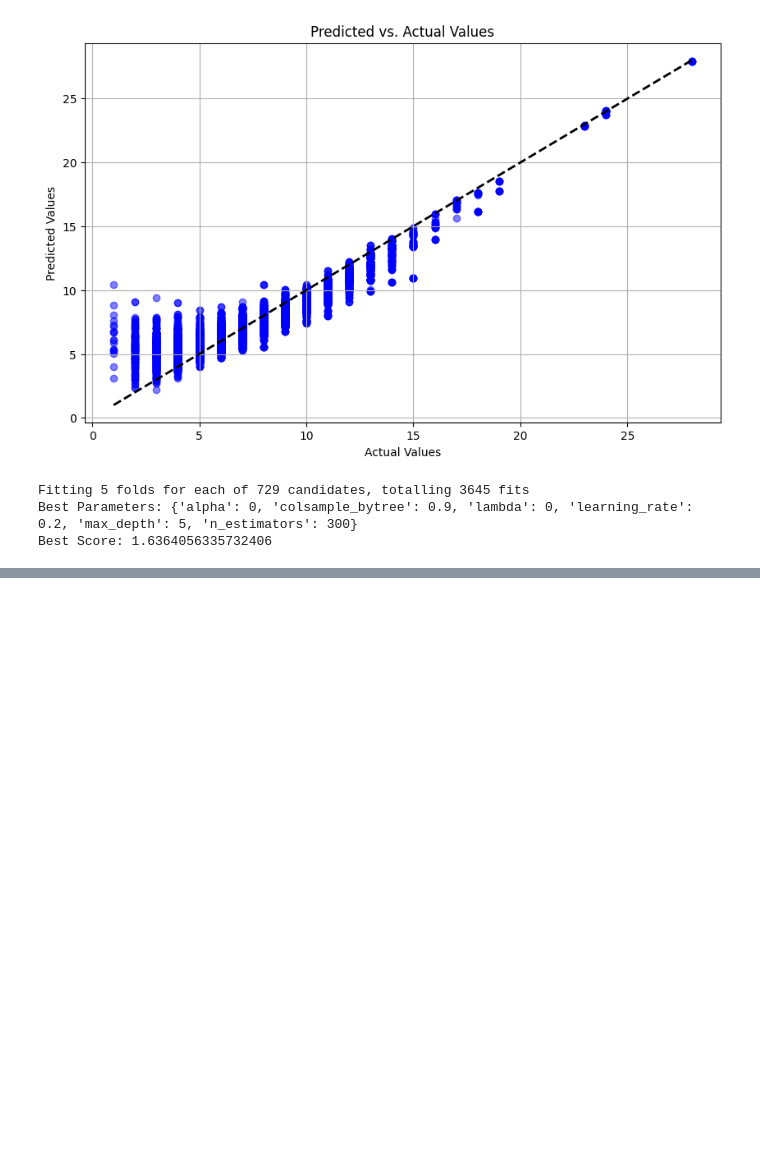
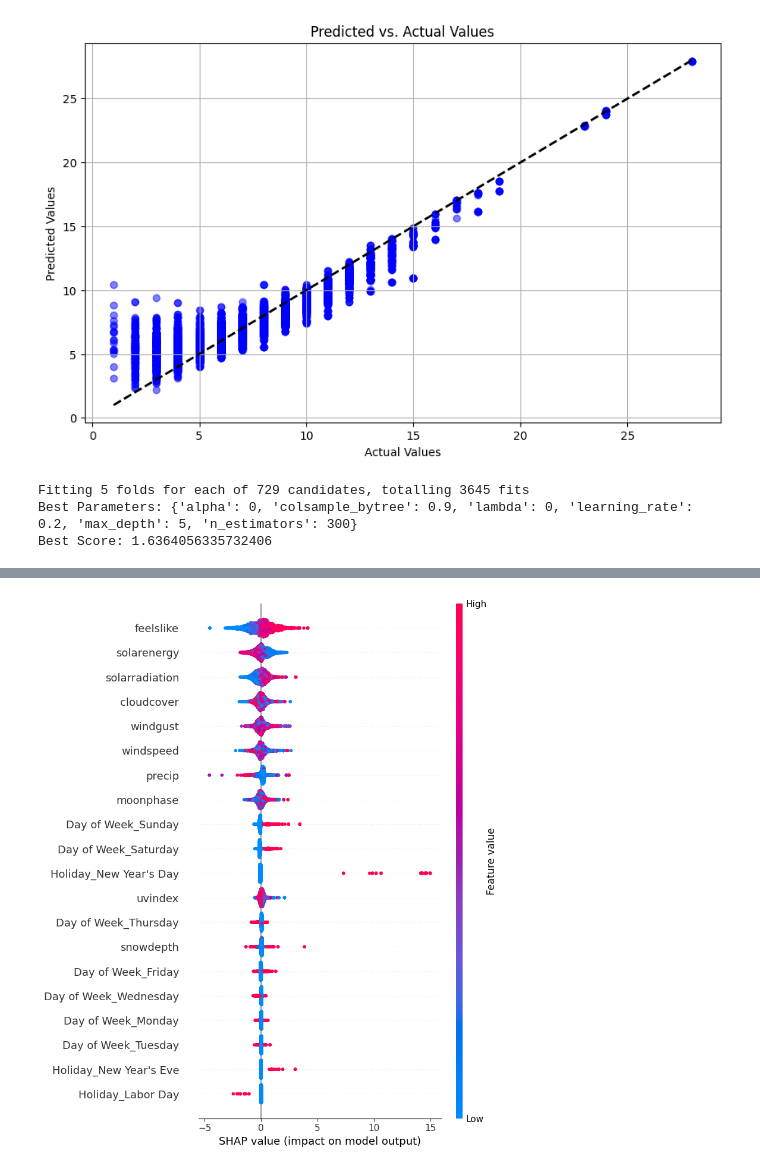
Before and after one commit to joshc2/CrimeCompetition, a Jupyter notebook: gradient_boosting.ipynb, the cells around one changed output, grey strips where cells are left out. Cells and saved outputs as stored; diff of their text form; code cells hidden in the pictures; blank space fills up the shorter version.

```diff
--- a/gradient_boosting.ipynb
+++ b/gradient_boosting.ipynb
@@ -93,0 +101,4 @@ Best Score: 1.6364056335732406
+# %%
+shap.summary_plot(shap_values, X_test, plot_type='dot')
+# %% [output]
+[figure, added]
```
Also changed, not shown: parts of 3 cells of this notebook, 1 other file.
